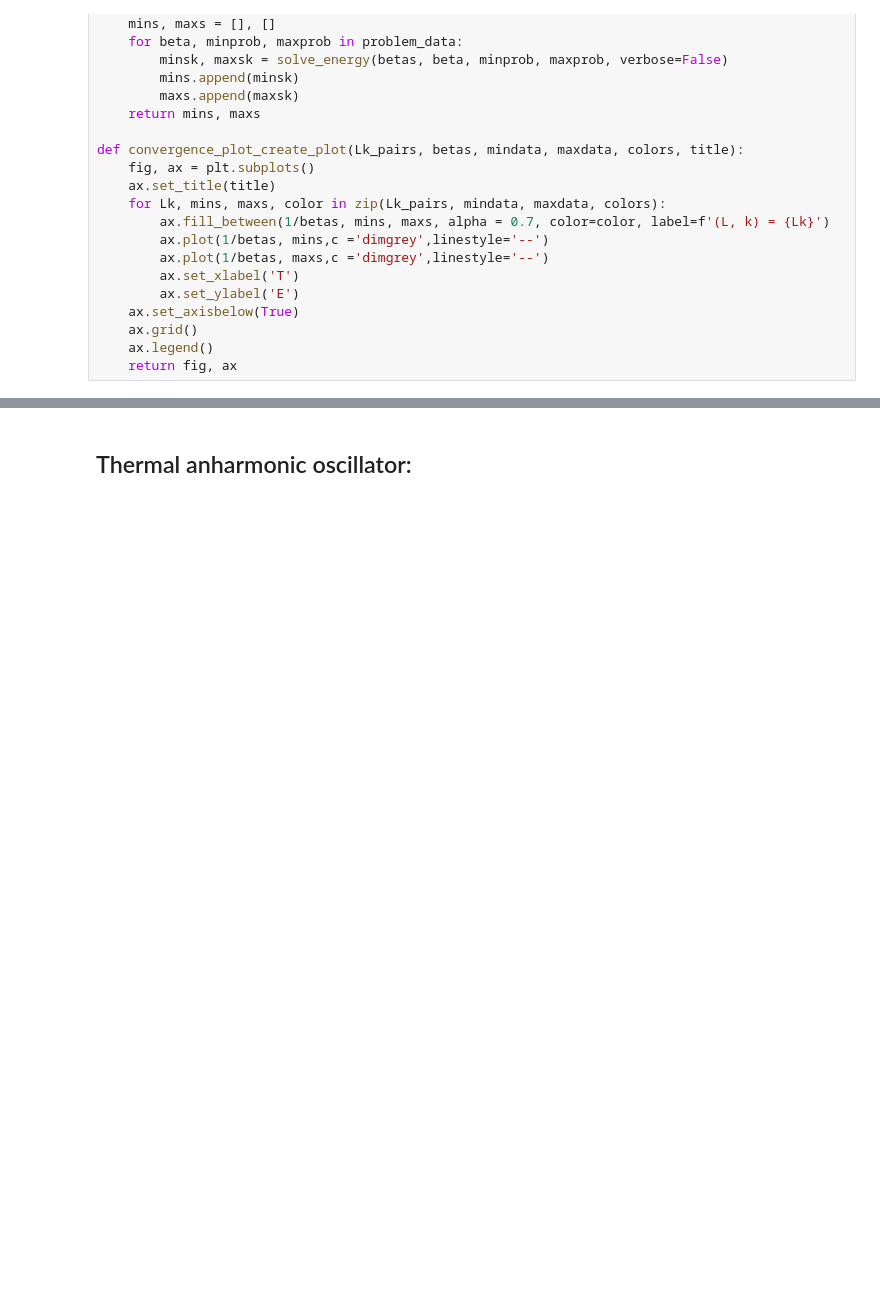
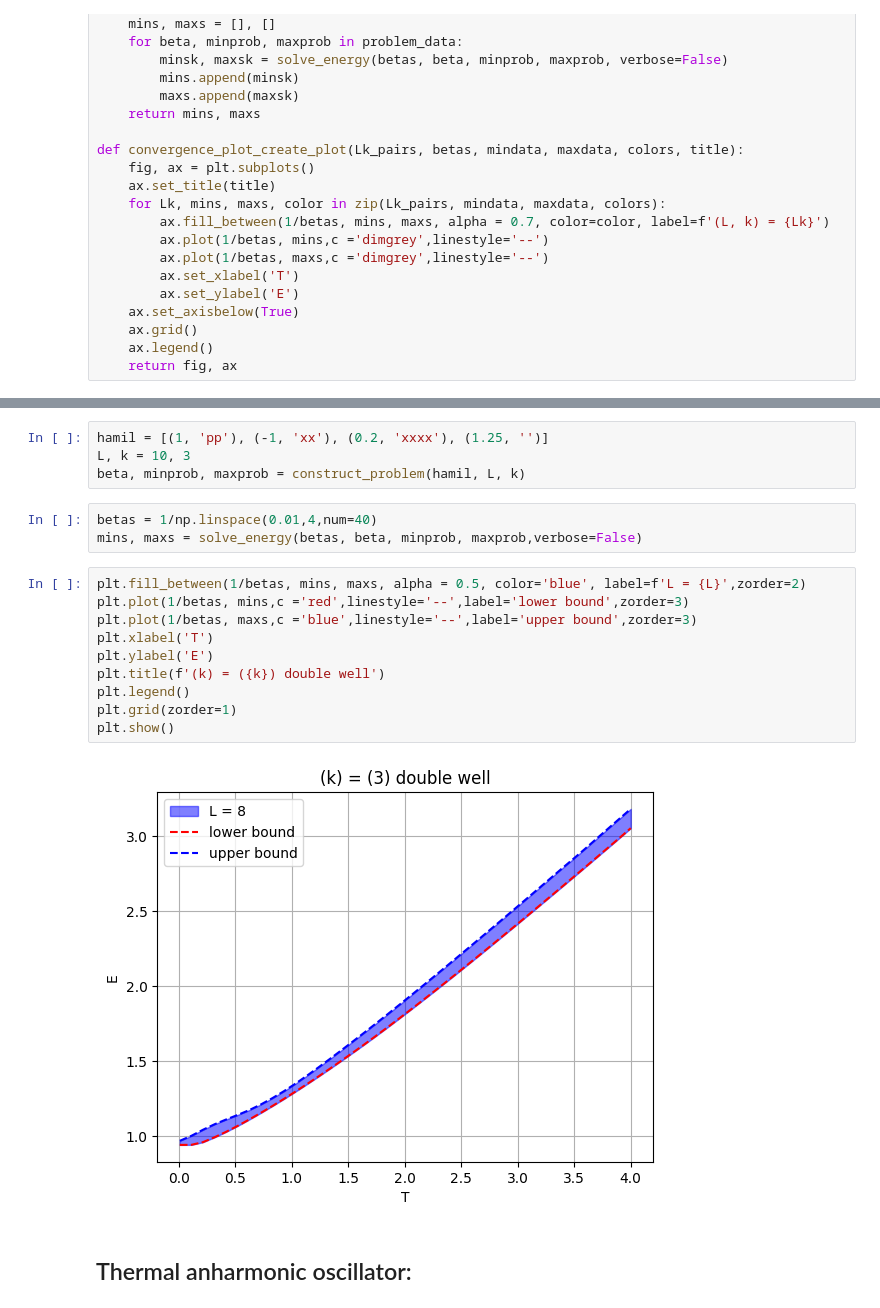
Before and after one commit to Newtech66/mtp-matrix-bootstrap, a Jupyter notebook: thermal-bootstrap.ipynb, the cells around one changed output, grey strips where cells are left out. Drawn from its saved outputs; the diff is of its cells as text; blank space fills up the shorter version.

```diff
--- a/thermal-bootstrap.ipynb
+++ b/thermal-bootstrap.ipynb
@@ -192,3 +260,22 @@ def convergence_plot_create_plot(Lk_pairs, betas, mindata, maxdata, colors, titl
+# %%
+hamil = [(1, 'pp'), (-1, 'xx'), (0.2, 'xxxx'), (1.25, '')]
+L, k = 10, 3
+beta, minprob, maxprob = construct_problem(hamil, L, k)
+# %%
+betas = 1/np.linspace(0.01,4,num=40)
+mins, maxs = solve_energy(betas, beta, minprob, maxprob,verbose=False)
+# %%
+plt.fill_between(1/betas, mins, maxs, alpha = 0.5, color='blue', label=f'L = {L}',zorder=2)
+plt.plot(1/betas, mins,c ='red',linestyle='--',label='lower bound',zorder=3)
+plt.plot(1/betas, maxs,c ='blue',linestyle='--',label='upper bound',zorder=3)
+plt.xlabel('T')
+plt.ylabel('E')
+plt.title(f'(k) = ({k}) double well')
+plt.legend()
+plt.grid(zorder=1)
+plt.show()
+# %% [output]
+[figure, added]
 # %% [markdown]
 <h2>Thermal anharmonic oscillator:</h2>
 # %%
```
Also changed, not shown: parts of 6 cells of this notebook, 6 other files.
